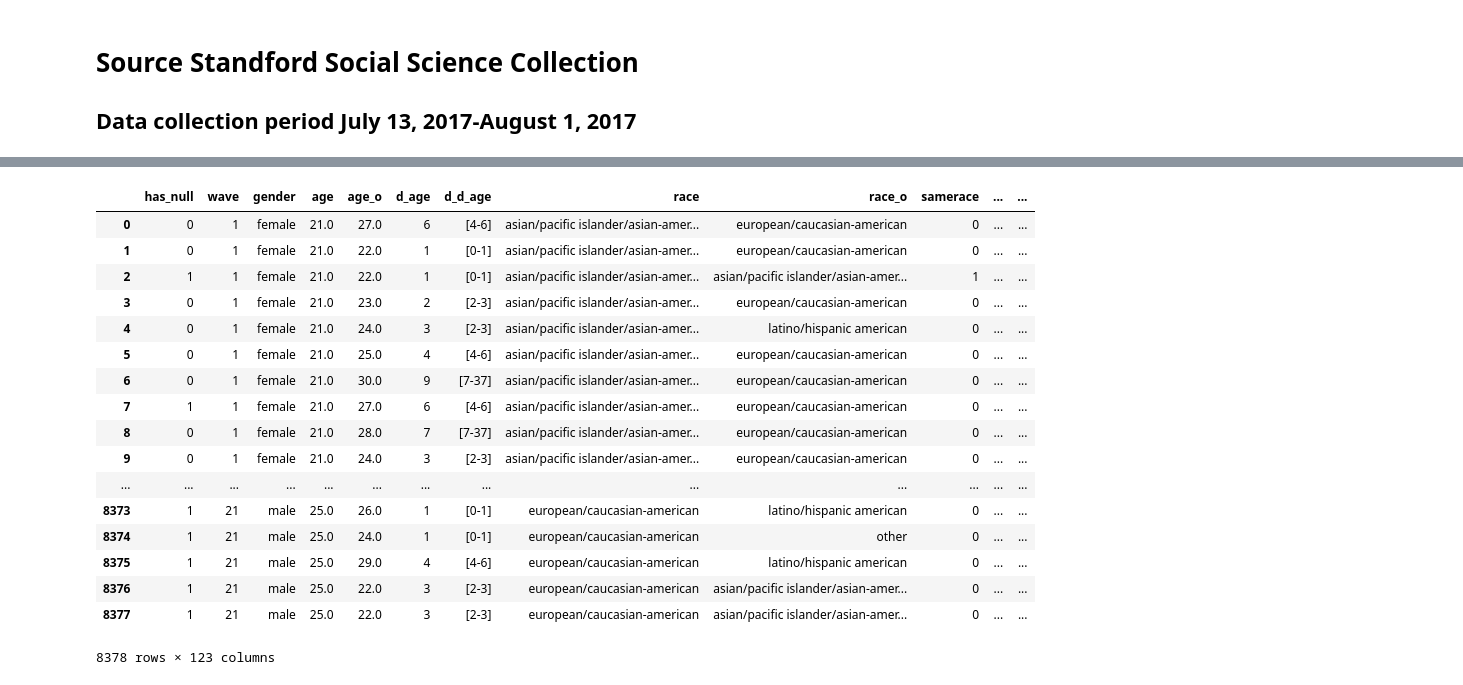
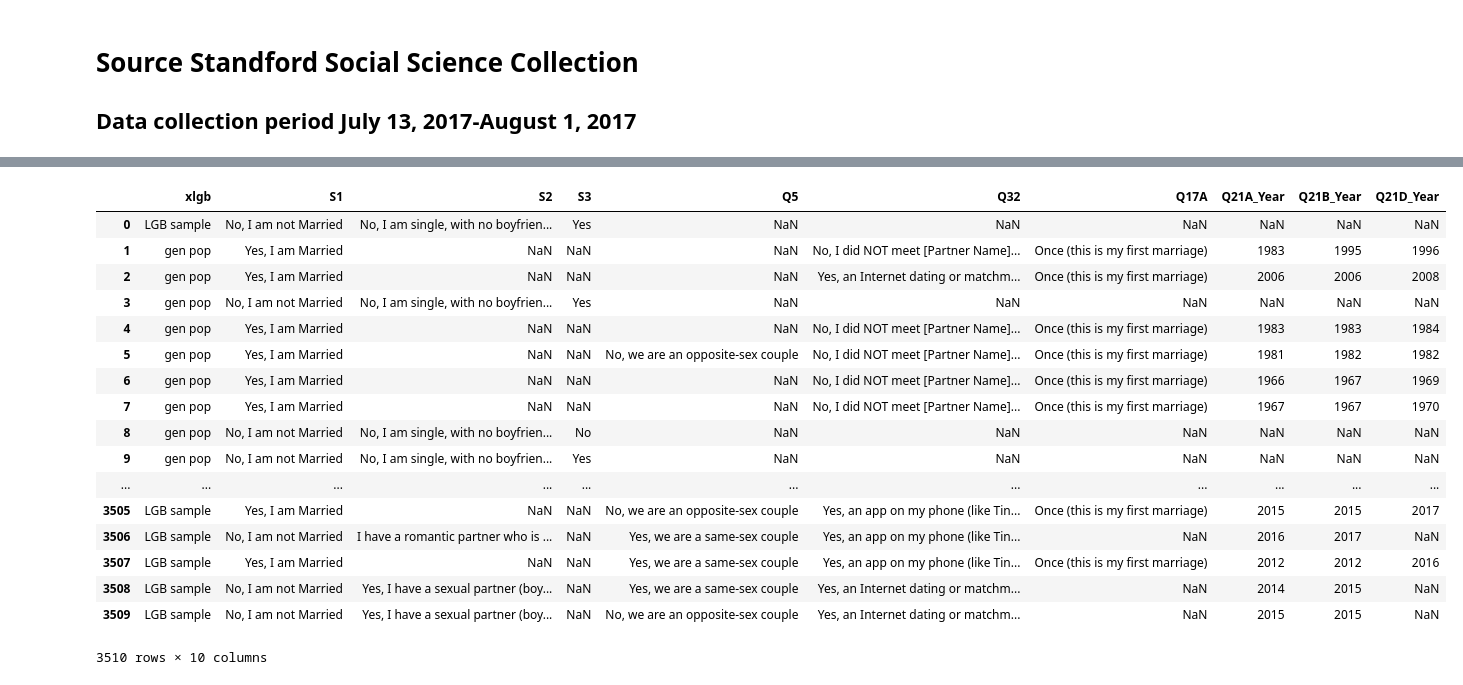
Before and after one commit to chunsang0126/your-own-project, a Jupyter notebook: How couples meet and stay together.ipynb, the cells around one changed output, grey strips where cells are left out. Saved outputs shown, nothing was run; the diff lists cells and outputs as text; code cells hidden in the pictures.

```diff
--- a/How couples meet and stay together.ipynb
+++ b/How couples meet and stay together.ipynb
@@ -45,23 +35,22 @@ pre
-# %%
-raw=pd.read_csv('speed-dating_csv.csv')
-# %%
-raw
-# %% [output]
-|  | has_null | wave | gender | age | age_o | d_age | d_d_age | race | race_o | samerace | ... | ... |
-| 0 | 0 | 1 | female | 21.0 | 27.0 | 6 | [4-6] | asian/pacific islander/asian-amer... | european/caucasian-american | 0 | ... | ... |
-| 1 | 0 | 1 | female | 21.0 | 22.0 | 1 | [0-1] | asian/pacific islander/asian-amer... | european/caucasian-american | 0 | ... | ... |
-| 2 | 1 | 1 | female | 21.0 | 22.0 | 1 | [0-1] | asian/pacific islander/asian-amer... | asian/pacific islander/asian-amer... | 1 | ... | ... |
-| 3 | 0 | 1 | female | 21.0 | 23.0 | 2 | [2-3] | asian/pacific islander/asian-amer... | european/caucasian-american | 0 | ... | ... |
-| 4 | 0 | 1 | female | 21.0 | 24.0 | 3 | [2-3] | asian/pacific islander/asian-amer... | latino/hispanic american | 0 | ... | ... |
-| 5 | 0 | 1 | female | 21.0 | 25.0 | 4 | [4-6] | asian/pacific islander/asian-amer... | european/caucasian-american | 0 | ... | ... |
-| 6 | 0 | 1 | female | 21.0 | 30.0 | 9 | [7-37] | asian/pacific islander/asian-amer... | european/caucasian-american | 0 | ... | ... |
-| 7 | 1 | 1 | female | 21.0 | 27.0 | 6 | [4-6] | asian/pacific islander/asian-amer... | european/caucasian-american | 0 | ... | ... |
-| 8 | 0 | 1 | female | 21.0 | 28.0 | 7 | [7-37] | asian/pacific islander/asian-amer... | european/caucasian-american | 0 | ... | ... |
-| 9 | 0 | 1 | female | 21.0 | 24.0 | 3 | [2-3] | asian/pacific islander/asian-amer... | european/caucasian-american | 0 | ... | ... |
-| ... | ... | ... | ... | ... | ... | ... | ... | ... | ... | ... | ... | ... |
-| 8373 | 1 | 21 | male | 25.0 | 26.0 | 1 | [0-1] | european/caucasian-american | latino/hispanic american | 0 | ... | ... |
-| 8374 | 1 | 21 | male | 25.0 | 24.0 | 1 | [0-1] | european/caucasian-american | other | 0 | ... | ... |
-| 8375 | 1 | 21 | male | 25.0 | 29.0 | 4 | [4-6] | european/caucasian-american | latino/hispanic american | 0 | ... | ... |
-| 8376 | 1 | 21 | male | 25.0 | 22.0 | 3 | [2-3] | european/caucasian-american | asian/pacific islander/asian-amer... | 0 | ... | ... |
-| 8377 | 1 | 21 | male | 25.0 | 22.0 | 3 | [2-3] | european/caucasian-american | asian/pacific islander/asian-amer... | 0 | ... | ... |
-8378 rows × 123 columns
+# %%
+useful_columns=['xlgb','S1','S2','S3','Q5','Q32','Q17A','Q21A_Year','Q21B_Year','Q21D_Year']
+df=raw[useful_columns]
+# %% [output]
+|  | xlgb | S1 | S2 | S3 | Q5 | Q32 | Q17A | Q21A_Year | Q21B_Year | Q21D_Year |
+| 0 | LGB sample | No, I am not Married | No, I am single, with no boyfrien... | Yes | NaN | NaN | NaN | NaN | NaN | NaN |
+| 1 | gen pop | Yes, I am Married | NaN | NaN | NaN | No, I did NOT meet [Partner Name]... | Once (this is my first marriage) | 1983 | 1995 | 1996 |
+| 2 | gen pop | Yes, I am Married | NaN | NaN | NaN | Yes, an Internet dating or matchm... | Once (this is my first marriage) | 2006 | 2006 | 2008 |
+| 3 | gen pop | No, I am not Married | No, I am single, with no boyfrien... | Yes | NaN | NaN | NaN | NaN | NaN | NaN |
+| 4 | gen pop | Yes, I am Married | NaN | NaN | NaN | No, I did NOT meet [Partner Name]... | Once (this is my first marriage) | 1983 | 1983 | 1984 |
+| 5 | gen pop | Yes, I am Married | NaN | NaN | No, we are an opposite-sex couple | No, I did NOT meet [Partner Name]... | Once (this is my first marriage) | 1981 | 1982 | 1982 |
+| 6 | gen pop | Yes, I am Married | NaN | NaN | NaN | No, I did NOT meet [Partner Name]... | Once (this is my first marriage) | 1966 | 1967 | 1969 |
+| 7 | gen pop | Yes, I am Married | NaN | NaN | NaN | No, I did NOT meet [Partner Name]... | Once (this is my first marriage) | 1967 | 1967 | 1970 |
+| 8 | gen pop | No, I am not Married | No, I am single, with no boyfrien... | No | NaN | NaN | NaN | NaN | NaN | NaN |
+| 9 | gen pop | No, I am not Married | No, I am single, with no boyfrien... | Yes | NaN | NaN | NaN | NaN | NaN | NaN |
+| ... | ... | ... | ... | ... | ... | ... | ... | ... | ... | ... |
+| 3505 | LGB sample | Yes, I am Married | NaN | NaN | No, we are an opposite-sex couple | Yes, an app on my phone (like Tin... | Once (this is my first marriage) | 2015 | 2015 | 2017 |
+| 3506 | LGB sample | No, I am not Married | I have a romantic partner who is ... | NaN | Yes, we are a same-sex couple | Yes, an app on my phone (like Tin... | NaN | 2016 | 2017 | NaN |
+| 3507 | LGB sample | Yes, I am Married | NaN | NaN | Yes, we are a same-sex couple | Yes, an app on my phone (like Tin... | Once (this is my first marriage) | 2012 | 2012 | 2016 |
+| 3508 | LGB sample | No, I am not Married | Yes, I have a sexual partner (boy... | NaN | Yes, we are a same-sex couple | Yes, an Internet dating or matchm... | NaN | 2014 | 2015 | NaN |
+| 3509 | LGB sample | No, I am not Married | Yes, I have a sexual partner (boy... | NaN | No, we are an opposite-sex couple | Yes, an Internet dating or matchm... | NaN | 2015 | 2015 | NaN |
+3510 rows × 10 columns
```
Also changed, not shown: parts of 14 cells of this notebook.
